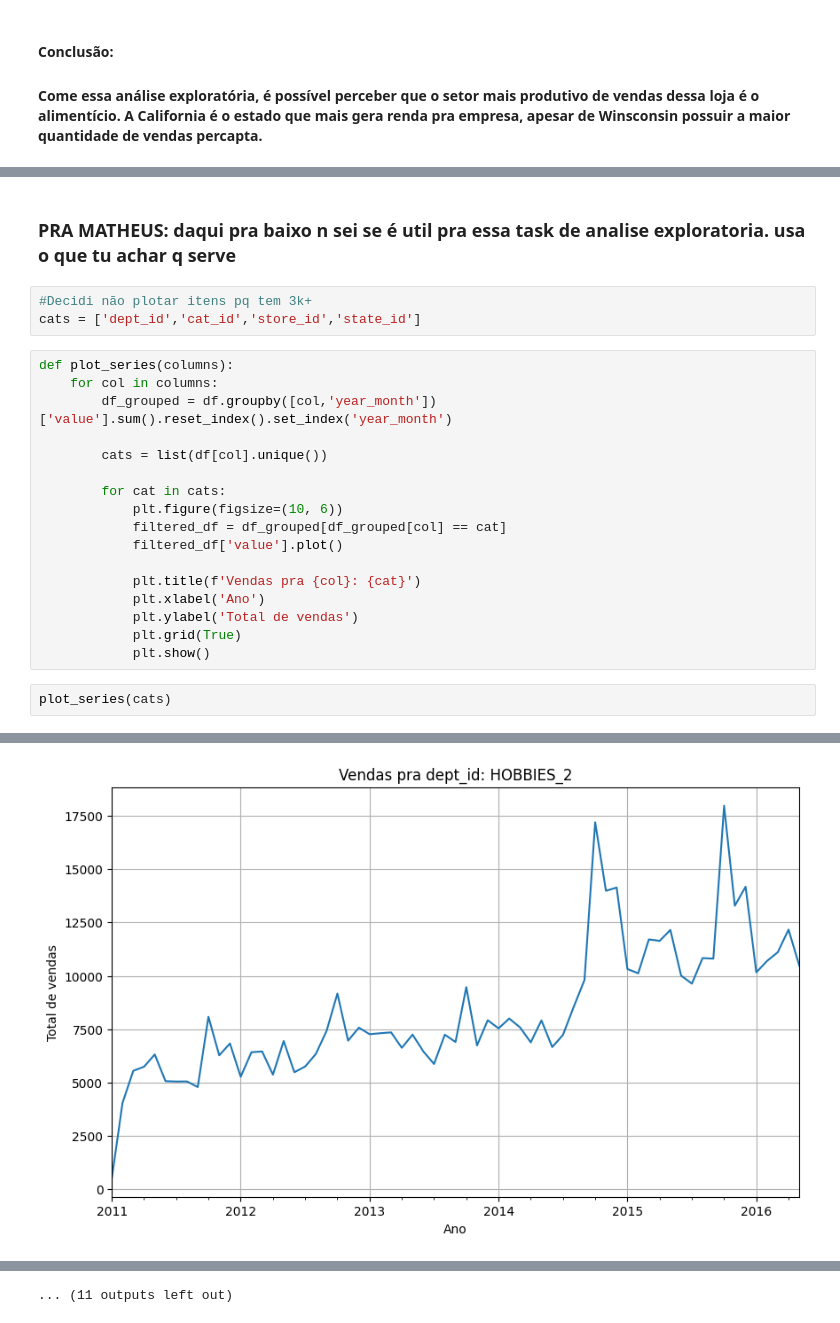
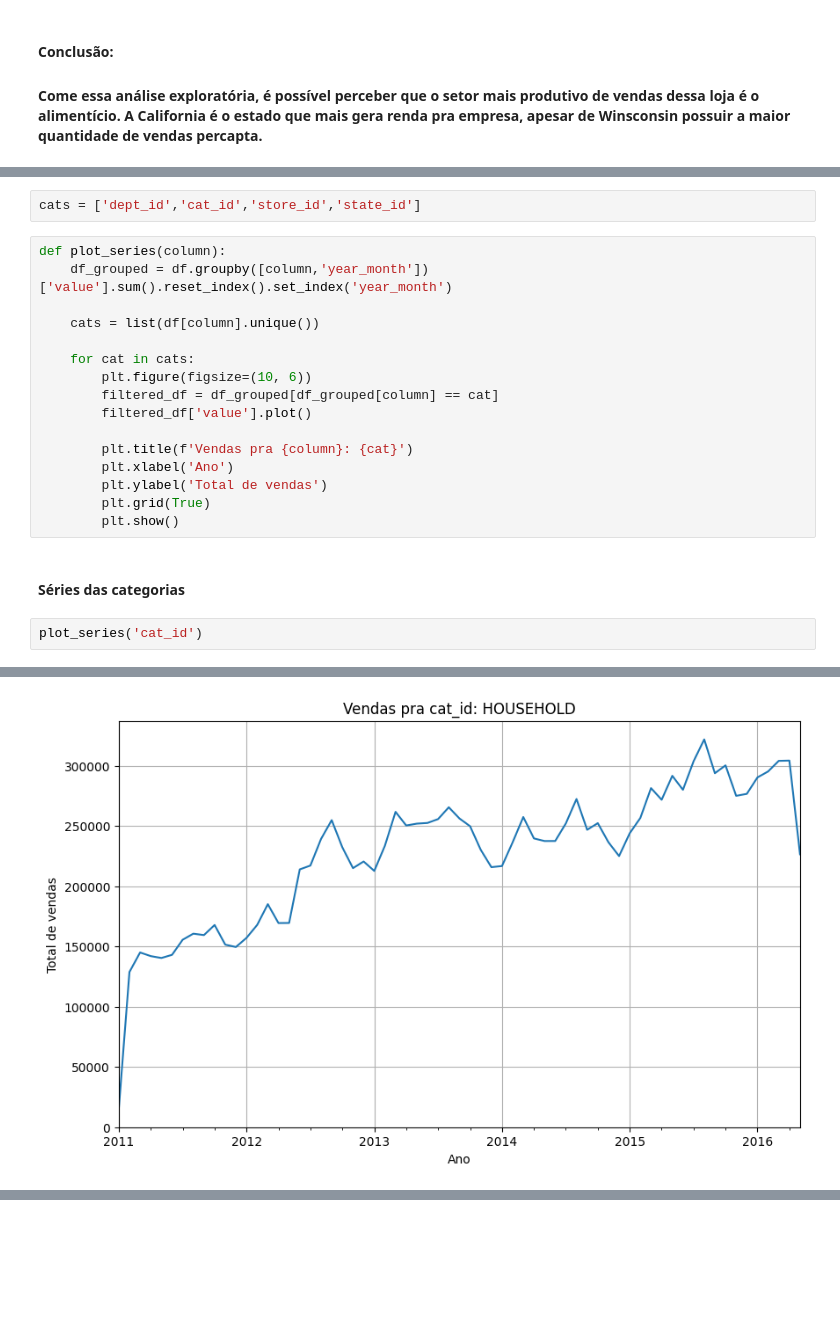
Before and after one commit to MateusVasc/Projeto-PET-Sauter, a Jupyter notebook: analise_exploratoria/analise_exploratoria.ipynb, the cells around one changed output, grey strips where cells are left out. Saved outputs shown, nothing was run; the diff lists cells and outputs as text; blank space fills up the shorter version.

```diff
--- a/analise_exploratoria/analise_exploratoria.ipynb
+++ b/analise_exploratoria/analise_exploratoria.ipynb
@@ -212,25 +227,23 @@ plt.show()
-# %% [markdown]
-### PRA MATHEUS: daqui pra baixo n sei se é util pra essa task de analise exploratoria. usa o que tu achar q serve
-# %%
-#Decidi não plotar itens pq tem 3k+
-cats = ['dept_id','cat_id','store_id','state_id']
+# %%
+cats = ['dept_id','cat_id','store_id','state_id']
 # %%
-def plot_series(columns):
-    for col in columns:
-        df_grouped = df.groupby([col,'year_month'])['value'].sum().reset_index().set_index('year_month')
+def plot_series(column):
+    df_grouped = df.groupby([column,'year_month'])['value'].sum().reset_index().set_index('year_month')
 
-        cats = list(df[col].unique())
+    cats = list(df[column].unique())
 
-        for cat in cats:
-            plt.figure(figsize=(10, 6))
-            filtered_df = df_grouped[df_grouped[col] == cat]
-            filtered_df['value'].plot()
+    for cat in cats:
+        plt.figure(figsize=(10, 6))
+        filtered_df = df_grouped[df_grouped[column] == cat]
+        filtered_df['value'].plot()
 
-            plt.title(f'Vendas pra {col}: {cat}')
-            plt.xlabel('Ano')
-            plt.ylabel('Total de vendas')
-            plt.grid(True)
-            plt.show()
+        plt.title(f'Vendas pra {column}: {cat}')
+        plt.xlabel('Ano')
+        plt.ylabel('Total de vendas')
+        plt.grid(True)
+        plt.show()
+# %% [markdown]
+#### Séries das categorias
 # %%
-plot_series(cats)
+plot_series('cat_id')
 # %% [output]
@@ -238 +251 @@ plot_series(cats)
-[figure, old version]
+[figure, new version]
@@ -249 +252,0 @@ plot_series(cats)
-... (11 outputs left out)
```
Also changed, not shown: parts of 38 cells of this notebook.
